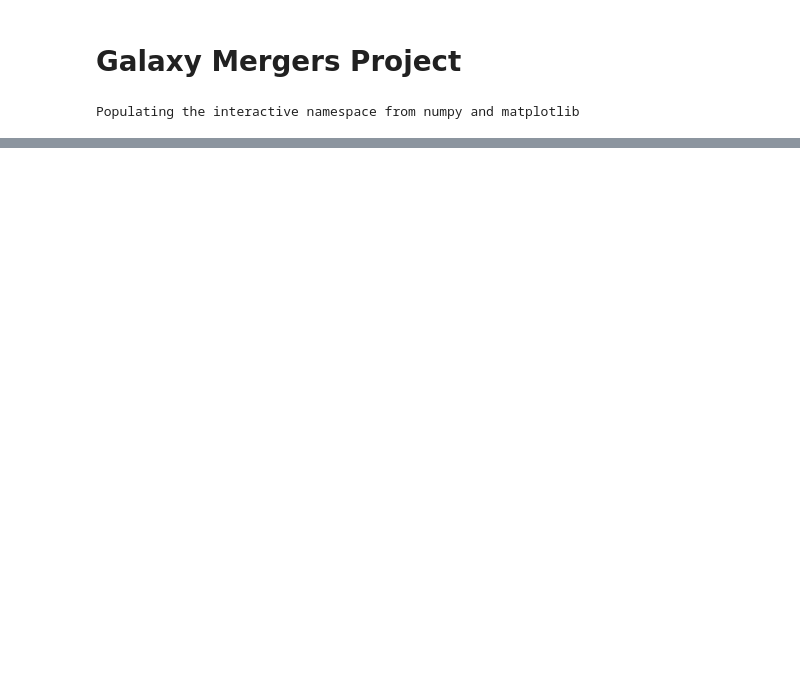
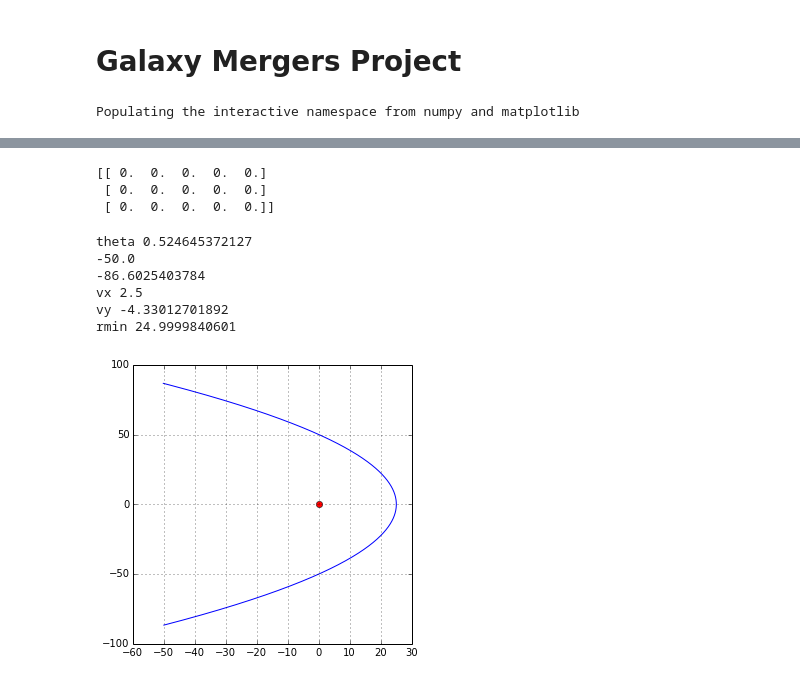
Before and after one commit to jpelgrif/PHYS202-S14, a Jupyter notebook: Project/Project.ipynb, the cells around one changed output, grey strips where cells are left out. Saved outputs shown, nothing was run; the diff lists cells and outputs as text; code cells hidden in the pictures; blank space fills up the shorter version.

```diff
--- a/Project/Project.ipynb
+++ b/Project/Project.ipynb
@@ -259,2 +189,10 @@ print vvy[0]
+# %%
+arr1 = np.zeros((3,5))
+
+print arr1
+# %% [output]
+[[ 0.  0.  0.  0.  0.]
+ [ 0.  0.  0.  0.  0.]
+ [ 0.  0.  0.  0.  0.]]
 # %%
 odeint?
@@ -260,0 +239,53 @@ odeint?
+# %%
+G = 4.494e-8 ## kpc^3 * (solar masses)^-1 * (10^8 years)^-2
+M = S = 10**11 ##solar masses
+Rmin = 25
+p = 2*Rmin
+Rtheta = np.arange(-2*pi/3,2*pi/3+.001,1000)
+Rr = p/(1+np.cos(Rtheta))
+
+xxx = Rr*np.cos(Rtheta)
+yyy = Rr*np.sin(Rtheta)
+
+##xxx = xxx[::-1]
+##yyy = yyy[::-1]
+
+dydx = np.zeros(yyy.shape,float) #we know it will be this size
+
+dydx[1:-1] = (yyy[2:] - yyy[:-2])/(xxx[2:] - xxx[:-2])
+dydx[0]    = (yyy[1]-yyy[0])/(xxx[1]-xxx[0])
+dydx[-1]   = (yyy[-1] - yyy[-2])/(xxx[-1] - xxx[-2])
+
+##print dydx
+
+print "theta",np.arctan(dydx[0])
+
+rrr = np.sqrt(xxx**2+yyy**2)
+vvv = np.sqrt(2*M*G/rrr)
+###print vvv
+
+i=0
+vvx = 5*np.cos(Rtheta[i]/2)
+vvy = 5*np.sin(Rtheta[i]/2)
+print xxx[i]
+print yyy[i]
+print "vx",vvx
+print "vy",vvy
+print "rmin", max(xxx)
+
+plt.figure(figsize=(5,5))
+plt.plot(0,0,'ro')
+##plt.quiver(xxx,yyy,vvx,vvy)
+plt.plot(xxx,yyy)
+##plt.xlim(-150,150)
+##plt.ylim(-150,150)
+plt.grid()
+plt.show()
+# %% [output]
+theta 0.524645372127
+-50.0
+-86.6025403784
+vx 2.5
+vy -4.33012701892
+rmin 24.9999840601
+[figure, added]
```
Also changed, not shown: parts of 12 cells of this notebook.
